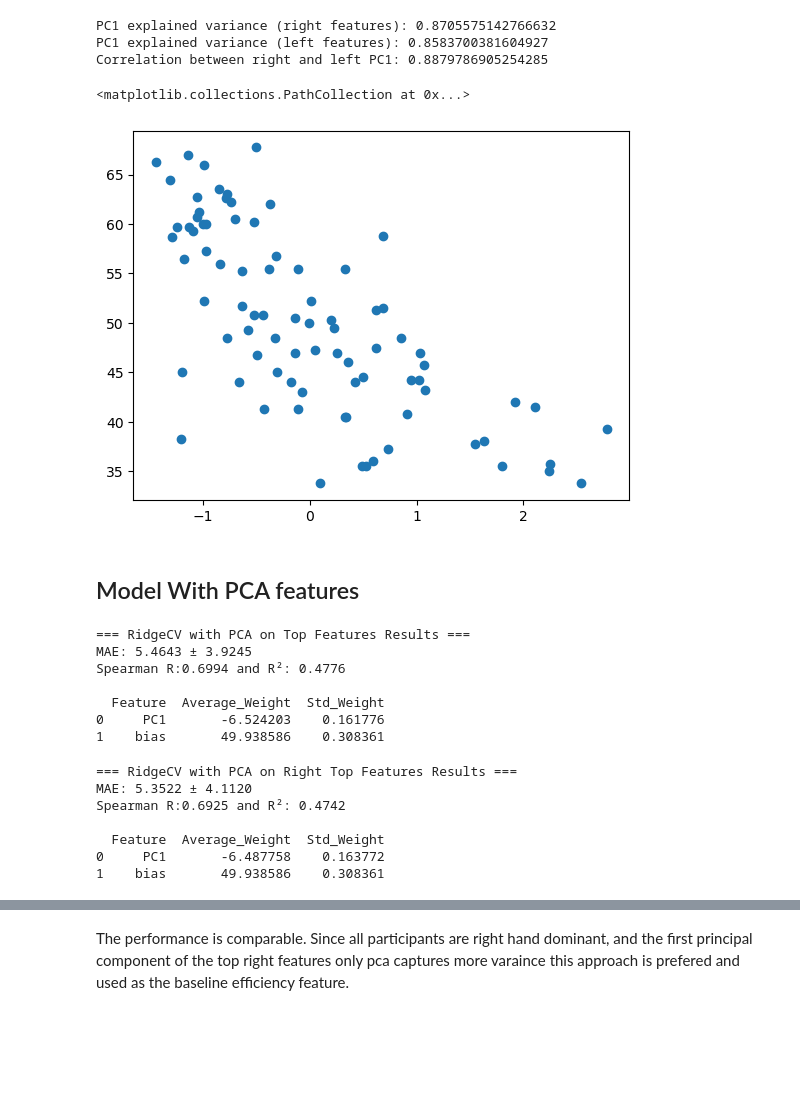
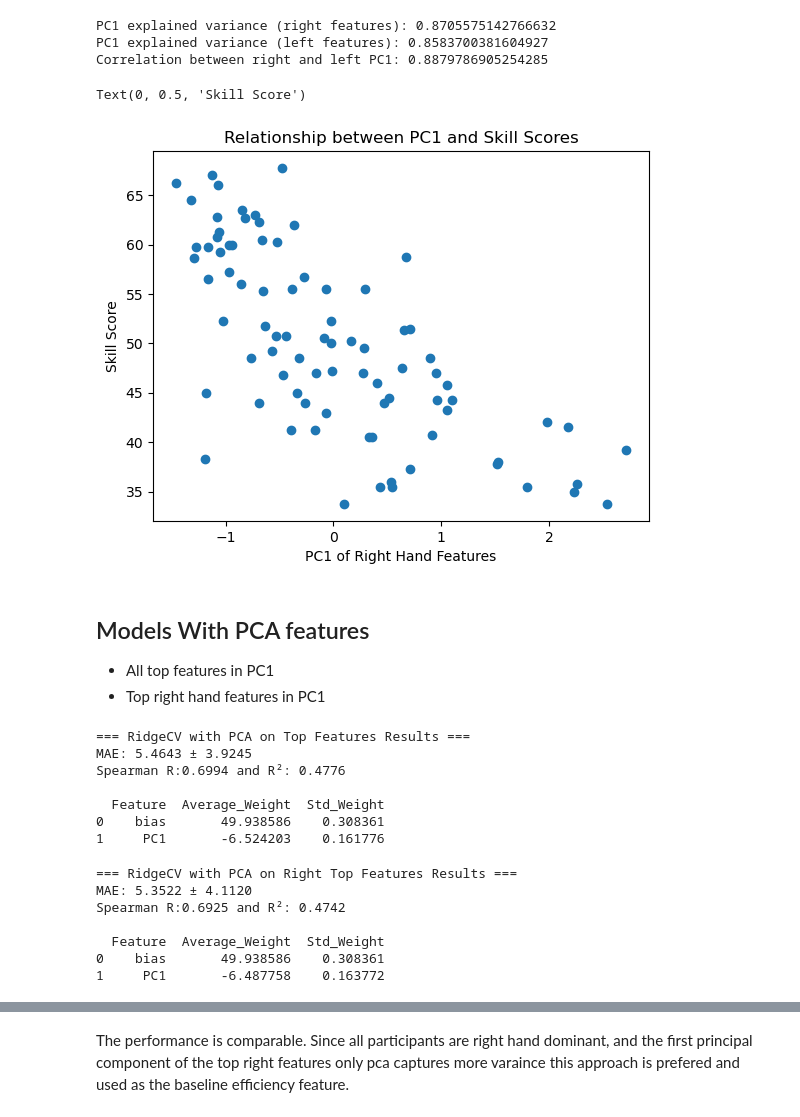
Before and after one commit to FinnWeikert/master-project, a Jupyter notebook: notebooks/02_global_feature_screening.ipynb, the cells around one changed output, grey strips where cells are left out. Cells and saved outputs as stored; diff of their text form; code cells hidden in the pictures; blank space fills up the shorter version.

```diff
--- a/notebooks/02_global_feature_screening.ipynb
+++ b/notebooks/02_global_feature_screening.ipynb
@@ -67,7 +49,12 @@ df_full = pd.merge(df_all_metrics, df_ratings, on="Vid_Name")
 - Correlation of features with scores
 - Intercorrelation heatmap
 # %%
-all_features = [col for col in df_full if col not in df_ratings.columns]
+# all hand tracking related features only
+all_features = [
+    col for col in df_full
+    if col not in df_ratings.columns
+    and col not in ['Total duration (R)', 'Total duration (L)']
+]
 df_corr = plot_panel_a_feature_correlations(df_full, all_features, target="QRS_Overal")
 # %% [output]
 [figure]
@@ -267,8 +266,6 @@ pc1_left = pca_l.transform(X)[:, 0]
 # corrlation between right and left PC1
 correlation = pd.Series(pc1_right).corr(pd.Series(pc1_left))
 print('Correlation between right and left PC1:', correlation)
-
-df_full['pc1_left'] = pc1_left
 # %% [output]
 PC1 explained variance (right features): 0.8705575142766632
 PC1 explained variance (left features): 0.8583700381604927
@@ -276,14 +273,19 @@ Correlation between right and left PC1: 0.8879786905254285
 # %%
 # plot relationship pc1 vs scores
 from sklearn.preprocessing import RobustScaler
 import matplotlib.pyplot as plt
 scaler = StandardScaler()
 plt.scatter(scaler.fit_transform(pc1_right.reshape(-1, 1)), df_full['QRS_Overal'])
+plt.title('Relationship between PC1 and Skill Scores')
+plt.xlabel('PC1 of Right Hand Features')
+plt.ylabel('Skill Score')
 # %% [output]
-<matplotlib.collections.PathCollection at 0x...>
+Text(0, 0.5, 'Skill Score')
-[figure, old version]
+[figure, new version]
 # %% [markdown]
-## Model With PCA features
+## Models With PCA features
+- All top features in PC1
+- Top right hand features in PC1
 # %%
 ridge_results = evaluator.evaluate_tabular(
     df=df_full,
@@ -301,8 +303,8 @@ MAE: 5.4643 ± 3.9245
 Spearman R:0.6994 and R²: 0.4776
 
   Feature  Average_Weight  Std_Weight
-0     PC1       -6.524203    0.161776
-1    bias       49.938586    0.308361
+0    bias       49.938586    0.308361
+1     PC1       -6.524203    0.161776
 # %%
 ridge_results = evaluator.evaluate_tabular(
     df=df_full,
@@ -320,5 +322,5 @@ MAE: 5.3522 ± 4.1120
 Spearman R:0.6925 and R²: 0.4742
 
   Feature  Average_Weight  Std_Weight
-0     PC1       -6.487758    0.163772
-1    bias       49.938586    0.308361
+0    bias       49.938586    0.308361
+1     PC1       -6.487758    0.163772
```
Also changed, not shown: parts of 14 cells of this notebook, 30 other files.
